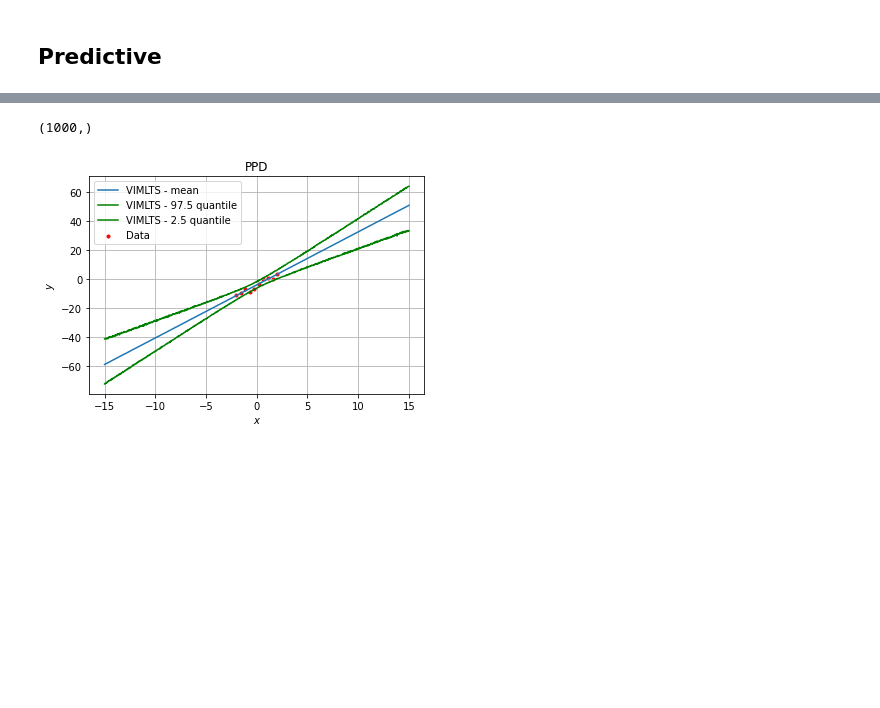
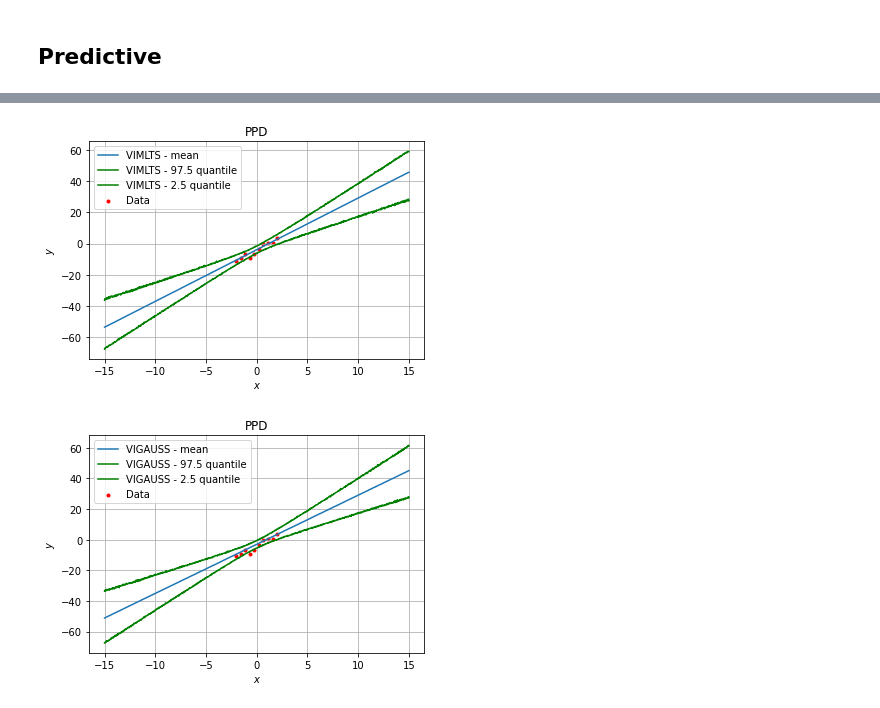
Before and after one commit to stefan1893/VIMLTS, a Jupyter notebook: ipynb/simple_regression.ipynb, the cells around one changed output, grey strips where cells are left out. Drawn from its saved outputs; the diff is of its cells as text; code cells hidden in the pictures; blank space fills up the shorter version.

```diff
--- a/ipynb/simple_regression.ipynb
+++ b/ipynb/simple_regression.ipynb
@@ -478,11 +582,19 @@ w0 tf.Tensor([-3.2663305], shape=(1,), dtype=float32)
 # %%
 num_predictions=1000
+
+# VIMLTS
 y_pred_list = []
 list_w1=[]
 list_w0=[]
 
+# VIGAUSS
+y_pred_list_VIGAUSS = []
+list_w1_VIGAUSS=[]
+list_w0_VIGAUSS=[]
+
 # Iterate over number of predictions
 for i in tqdm.tqdm(range(num_predictions)):
+    # VIMLTS
     z_sample_w1,w1=q_dist_w1.get_sample_w()
     z_sample_w0,w0=q_dist_w0.get_sample_w()
     list_w1.append(w1.numpy())
@@ -492,25 +604,52 @@ for i in tqdm.tqdm(range(num_predictions)):
     y_pred = y_pred.numpy().reshape(-1,1)
     y_pred_list.append(y_pred)
 
+    # VIGAUSS
+    w1_VIGAUSS =  mu_w1 + sig_w1 * e.sample()
+    w0_VIGAUSS =  mu_w0 + sig_w0 * e.sample()
+    list_w1_VIGAUSS.append(w1_VIGAUSS.numpy())
+    list_w0_VIGAUSS.append(w0_VIGAUSS.numpy())
+    y_prob_VIGAUSS = tfd.Normal(loc=X_test*w1_VIGAUSS+w0_VIGAUSS, scale=sigma)
+    y_pred_VIGAUSS = y_prob_VIGAUSS.sample()
+    y_pred_VIGAUSS = y_pred_VIGAUSS.numpy().reshape(-1,1)
+    y_pred_list_VIGAUSS.append(y_pred_VIGAUSS)
+
+# VIMLTS
 y_preds = np.concatenate(y_pred_list, axis=1)
-
 y_predictions_mean=np.mean(y_preds,axis=1)
 y_predictions_2p5=np.quantile(y_preds,0.025,axis=1)
 y_predictions_97p5=np.quantile(y_preds,0.975,axis=1)
 y_predictions_50p0=np.quantile(y_preds,0.5,axis=1)
-y_predictions_mean.shape
+
+# VIGAUSS
+y_preds_VIGAUSS = np.concatenate(y_pred_list_VIGAUSS, axis=1)
+y_predictions_mean_VIGAUSS=np.mean(y_preds_VIGAUSS,axis=1)
+y_predictions_2p5_VIGAUSS=np.quantile(y_preds_VIGAUSS,0.025,axis=1)
+y_predictions_97p5_VIGAUSS=np.quantile(y_preds_VIGAUSS,0.975,axis=1)
+y_predictions_50p0_VIGAUSS=np.quantile(y_preds_VIGAUSS,0.5,axis=1)
-# %% [output]
-(1000,)
 # %%
 plt.plot(X_test,y_predictions_mean,label="VIMLTS - mean")
 plt.plot(X_test,y_predictions_97p5,color='g',label="VIMLTS - 97.5 quantile")
 #plt.plot(X_test,y_predictions_50p0,color='g',label="vimlt_50p0_quantile")
 plt.plot(X_test,y_predictions_2p5,color='g',label="VIMLTS - 2.5 quantile")
 plt.scatter(x,y, marker='.', color='r', label="Data")
 plt.legend()
 plt.grid()
 plt.ylabel(r"$y$")
 plt.xlabel(r"$x$")
 plt.title(r'PPD');
+
+plt.figure()
+plt.plot(X_test,y_predictions_mean_VIGAUSS,label="VIGAUSS - mean")
+plt.plot(X_test,y_predictions_97p5_VIGAUSS,color='g',label="VIGAUSS - 97.5 quantile")
+#plt.plot(X_test,y_predictions_50p0_VIGAUSS,color='g',label="vimlt_50p0_quantile")
+plt.plot(X_test,y_predictions_2p5_VIGAUSS,color='g',label="VIGAUSS - 2.5 quantile")
+plt.scatter(x,y, marker='.', color='r', label="Data")
+plt.legend()
+plt.grid()
+plt.ylabel(r"$y$")
+plt.xlabel(r"$x$")
+plt.title(r'PPD');
 # %% [output]
-[figure, old version]
+[figure, new version]
+[figure, added]
```
Also changed, not shown: parts of 16 cells of this notebook.
